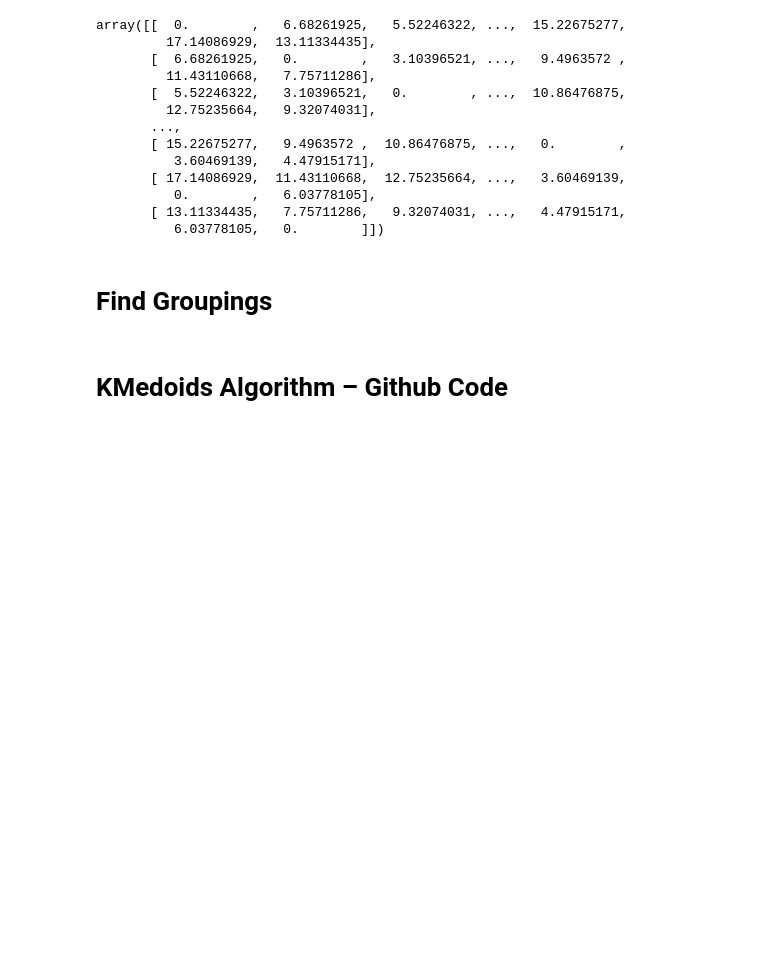
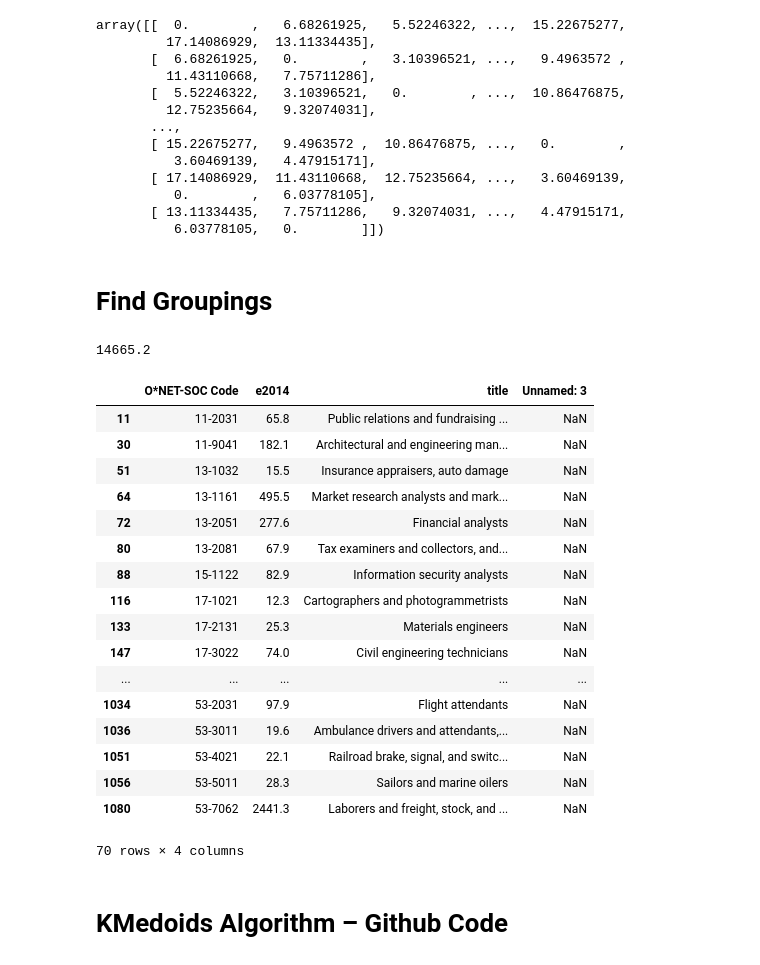
Before and after one commit to c0ns0le/future-employment, a Jupyter notebook: code/notebooks/Untitled Folder/April 1 - Clustering.ipynb, the cells around one changed output. Saved outputs shown, nothing was run; the diff lists cells and outputs as text; code cells hidden in the pictures; blank space fills up the shorter version.

```diff
--- a/code/notebooks/Untitled Folder/April 1 - Clustering.ipynb
+++ b/code/notebooks/Untitled Folder/April 1 - Clustering.ipynb
@@ -63,9 +66,34 @@ array([[  0.        ,   6.68261925,   5.52246322, ...,  15.22675277,
 # %%
 import Pycluster as pc
 dm = pc.distancematrix(np.array(X_matrix), dist = 'e')
-solution, score, something = pc.kmedoids(dm, nclusters = 30, npass = 10)
+solution, score, something = pc.kmedoids(dm, nclusters = 70, npass = 1000)
 medoids = codes[solution].unique()
 groupings = numbers[numbers['O*NET-SOC Code'].isin(medoids)]
+# %%
+groupings.e2014.sum()
+# %% [output]
+14665.2
+# %%
+groupings
+# %% [output]
+|  | O*NET-SOC Code | e2014 | title | Unnamed: 3 |
+| 11 | 11-2031 | 65.8 | Public relations and fundraising ... | NaN |
+| 30 | 11-9041 | 182.1 | Architectural and engineering man... | NaN |
+| 51 | 13-1032 | 15.5 | Insurance appraisers, auto damage | NaN |
+| 64 | 13-1161 | 495.5 | Market research analysts and mark... | NaN |
+| 72 | 13-2051 | 277.6 | Financial analysts | NaN |
+| 80 | 13-2081 | 67.9 | Tax examiners and collectors, and... | NaN |
+| 88 | 15-1122 | 82.9 | Information security analysts | NaN |
+| 116 | 17-1021 | 12.3 | Cartographers and photogrammetrists | NaN |
+| 133 | 17-2131 | 25.3 | Materials engineers | NaN |
+| 147 | 17-3022 | 74.0 | Civil engineering technicians | NaN |
+| ... | ... | ... | ... | ... |
+| 1034 | 53-2031 | 97.9 | Flight attendants | NaN |
+| 1036 | 53-3011 | 19.6 | Ambulance drivers and attendants,... | NaN |
+| 1051 | 53-4021 | 22.1 | Railroad brake, signal, and switc... | NaN |
+| 1056 | 53-5011 | 28.3 | Sailors and marine oilers | NaN |
+| 1080 | 53-7062 | 2441.3 | Laborers and freight, stock, and ... | NaN |
+70 rows × 4 columns
 # %% [markdown]
 # KMedoids Algorithm – Github Code
 # %%
```
Also changed, not shown: parts of 23 cells of this notebook, 1 other file.
